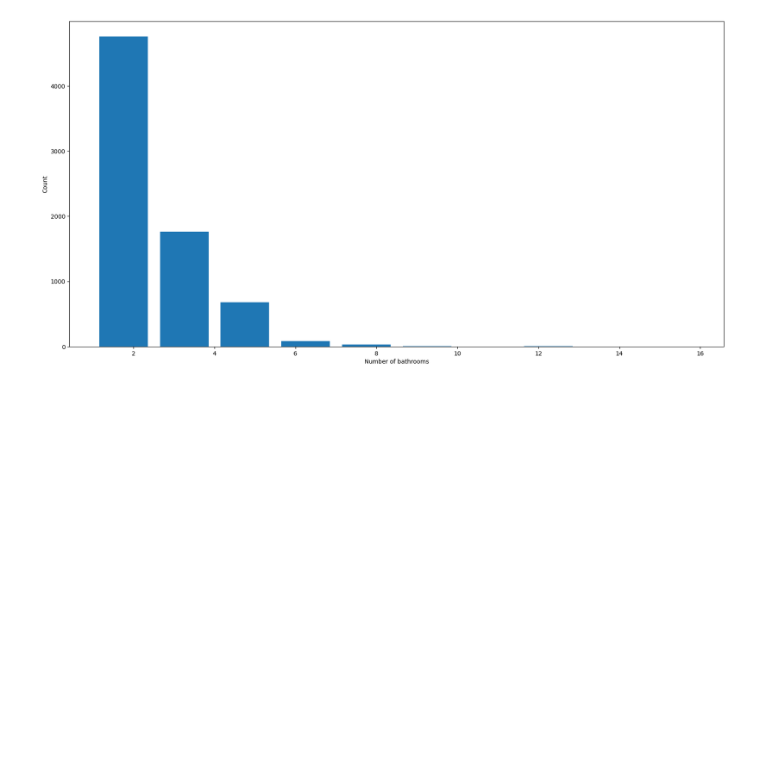
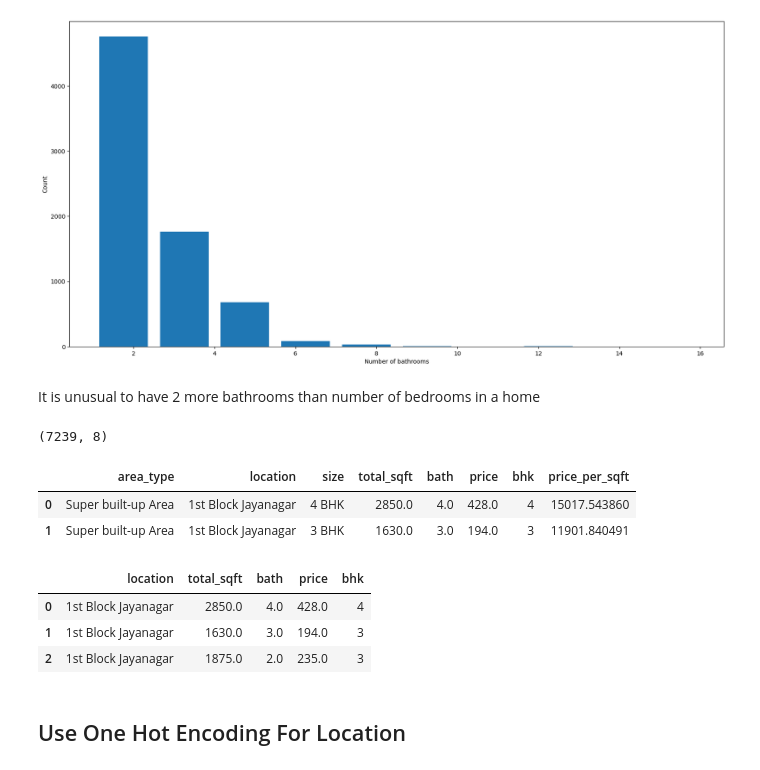
Before and after one commit to Yash-op7/real-estate-price-prediction, a Jupyter notebook: Notebook.ipynb, the cells around one changed output. Cells and saved outputs as stored; diff of their text form; code cells hidden in the pictures; blank space fills up the shorter version.

Commit message:
finished one hot encoding

```diff
--- a/Notebook.ipynb
+++ b/Notebook.ipynb
@@ -373,3 +373,26 @@ plt.ylabel("Count")
 # %% [output]
 Text(0, 0.5, 'Count')
 [figure]
+# %% [markdown]
+It is unusual to have 2 more bathrooms than number of bedrooms in a home
+# %%
+df9 = df8[df8.bath<df8.bhk+2]
+df9.shape
+# %% [output]
+(7239, 8)
+# %%
+df9.head(2)
+# %% [output]
+|  | area_type | location | size | total_sqft | bath | price | bhk | price_per_sqft |
+| 0 | Super built-up Area | 1st Block Jayanagar | 4 BHK | 2850.0 | 4.0 | 428.0 | 4 | 15017.543860 |
+| 1 | Super built-up Area | 1st Block Jayanagar | 3 BHK | 1630.0 | 3.0 | 194.0 | 3 | 11901.840491 |
+# %%
+df10 = df9.drop(['size','area_type','price_per_sqft'],axis='columns')
+df10.head(3)
+# %% [output]
+|  | location | total_sqft | bath | price | bhk |
+| 0 | 1st Block Jayanagar | 2850.0 | 4.0 | 428.0 | 4 |
+| 1 | 1st Block Jayanagar | 1630.0 | 3.0 | 194.0 | 3 |
+| 2 | 1st Block Jayanagar | 1875.0 | 2.0 | 235.0 | 3 |
+# %% [markdown]
+## Use One Hot Encoding For Location
```
